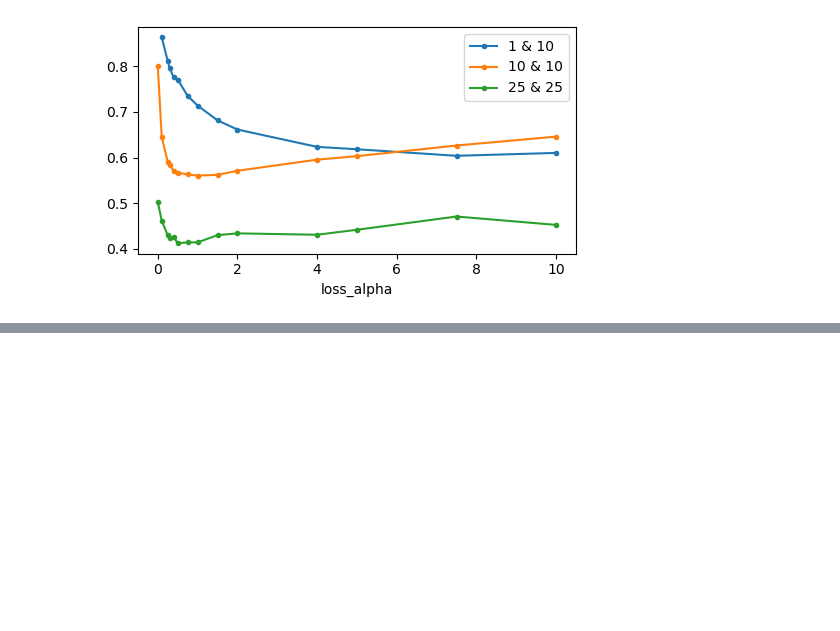
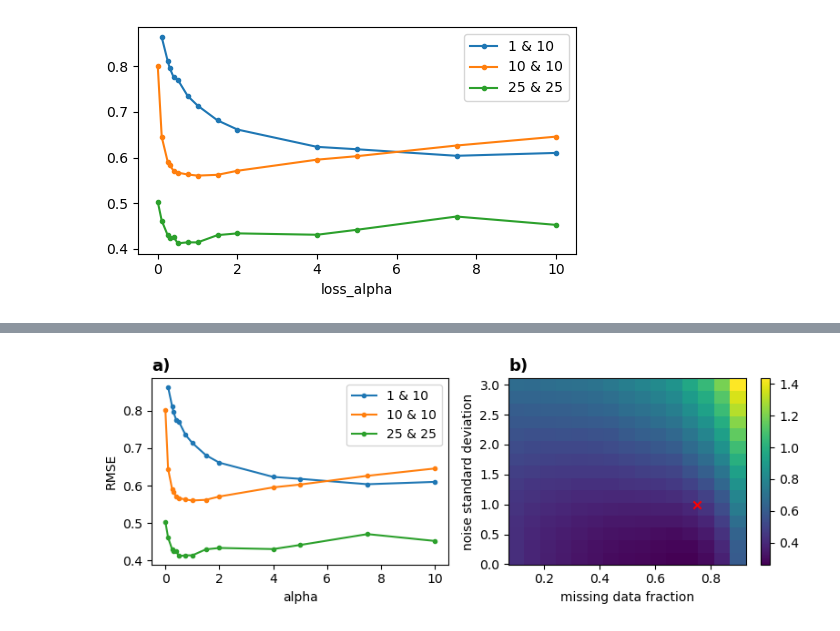
Before and after one commit to m-dml/coda, a Jupyter notebook: notebooks/da_evaluate_final.ipynb, the cells around one changed output, grey strips where cells are left out. Saved outputs shown, nothing was run; the diff lists cells and outputs as text; code cells hidden in the pictures; blank space fills up the shorter version.

```diff
--- a/notebooks/da_evaluate_final.ipynb
+++ b/notebooks/da_evaluate_final.ipynb
@@ -129,5 +132,6 @@ plt.savefig("alpha_plots.png", dpi=300)
 def find_best_model(df: pd.DataFrame):
     return df[df.mean_rmse == df.mean_rmse.min()]
 # %%
-find_best_model(df[df.rollout_length == 25])["experiment_dir"].item()
+checkpoint_best_weak = find_best_model(df[df.rollout_length == 25])["experiment_dir"].item()
+checkpoint_best_weak
 # %% [output]
@@ -136,0 +200,4 @@ find_best_model(df[df.rollout_length == 25])["experiment_dir"].item()
+# %%
+timestamp = datetime.now().strftime("%Y-%d-%m-%H-%M")
+output_directory = os.path.join(output_directory, timestamp)
+os.makedirs(output_directory)
@@ -136,0 +265,3 @@ find_best_model(df[df.rollout_length == 25])["experiment_dir"].item()
+# %%
+df_strong = prepare_mesh_plot(config_strong, output_directory_strong, simulations)
+df_weak = prepare_mesh_plot(config_weak, output_directory_weak, simulations)
@@ -136,0 +276,55 @@ find_best_model(df[df.rollout_length == 25])["experiment_dir"].item()
+# %%
+noise_std_flatten = df_weak.noise_std.values
+mask_fraction_flatten = df_weak.mask_fraction.values
+rmse_flatten = df_weak.rmse.values
+
+noise_mesh = noise_std_flatten.reshape(mesh_steps, mesh_steps)
+mask_fracton_mesh = mask_fraction_flatten.reshape(mesh_steps, mesh_steps)
+rmse_mesh_weak = rmse_flatten.reshape(mesh_steps, mesh_steps)
+# %%
+mosaic = """
+ab
+"""
+fig, axd = plt.subplot_mosaic(mosaic=mosaic, figsize=(8, 3))
+
+df[(df.rollout_length == 1) & (df.loss_alpha > 0)].sort_values("loss_alpha").plot(
+    x="loss_alpha",
+    y="mean_rmse",
+    label="1 & 10",
+    marker="o",
+    ms=3,
+    ax=axd["a"],
+)
+df[df.rollout_length == 10].sort_values("loss_alpha").plot(
+    x="loss_alpha",
+    y="mean_rmse",
+    label="10 & 10",
+    marker="o",
+    ms=3,
+    ax=axd["a"],
+)
+df[df.rollout_length == 25].sort_values("loss_alpha").plot(
+    x="loss_alpha",
+    y="mean_rmse",
+    label="25 & 25",
+    marker="o",
+    ms=3,
+    ax=axd["a"],
+)
+
+axd["a"].set_xlabel("alpha")
+axd["a"].set_ylabel("RMSE")
+
+img = axd["b"].pcolor(mask_fracton_mesh[0, :], noise_mesh[:, 0], rmse_mesh_weak, cmap="viridis")
+plt.colorbar(img)
+axd["b"].scatter(0.75, 1.0, marker='x', color="red")
+axd["b"].set_xlabel("missing data fraction")
+axd["b"].set_ylabel("noise standard deviation")
+
+for letter, ax in axd.items():
+    ax.set_title(f"{letter})", loc="left", fontsize=13, fontweight="bold")
+
+plt.tight_layout()
+plt.savefig("data_assimilation_generalization.png", dpi=300)
+# %% [output]
+[figure, added]
```
Also changed, not shown: parts of 21 cells of this notebook, 6 other files.
